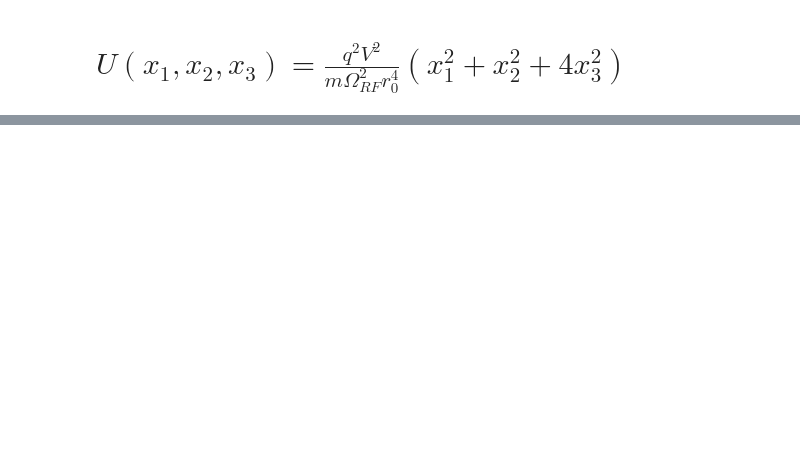
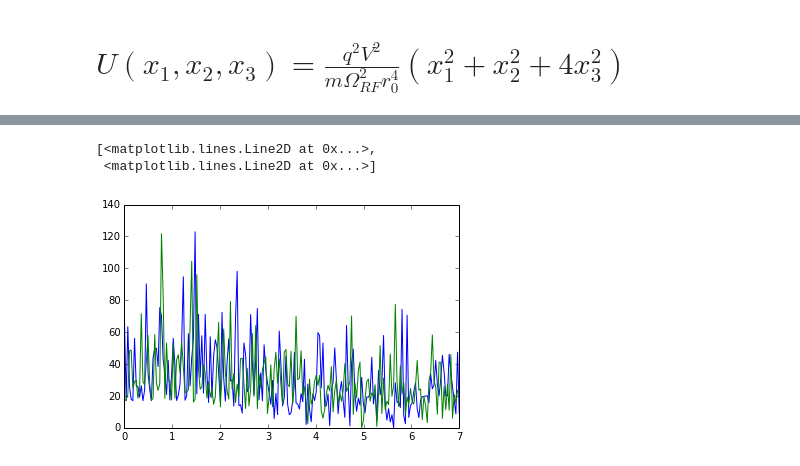
Before and after one commit to CampbellGroup/Qsim, a Jupyter notebook: Ipython-Notebooks/Crystal_Configurations.ipynb, the cells around one changed output, grey strips where cells are left out. Drawn from its saved outputs; the diff is of its cells as text; code cells hidden in the pictures; blank space fills up the shorter version.

```diff
--- a/Ipython-Notebooks/Crystal_Configurations.ipynb
+++ b/Ipython-Notebooks/Crystal_Configurations.ipynb
@@ -338,0 +293,10 @@ plt.ylabel('Energy (GHz)')
+# %%
+newx1 = steps1[1][0]*1e6
+newx2 = steps2[1][0]*1e6
+newy1 = (prof1 - np.min(prof1))/6.626e-34/1e9
+newy2 = (prof2 - np.min(prof2))/6.626e-34/1e9
+plt.plot(newx1,newy1,newx2,newy2)
+# %% [output]
+[<matplotlib.lines.Line2D at 0x...>,
+ <matplotlib.lines.Line2D at 0x...>]
+[figure, added]
```
Also changed, not shown: parts of 27 cells of this notebook.
